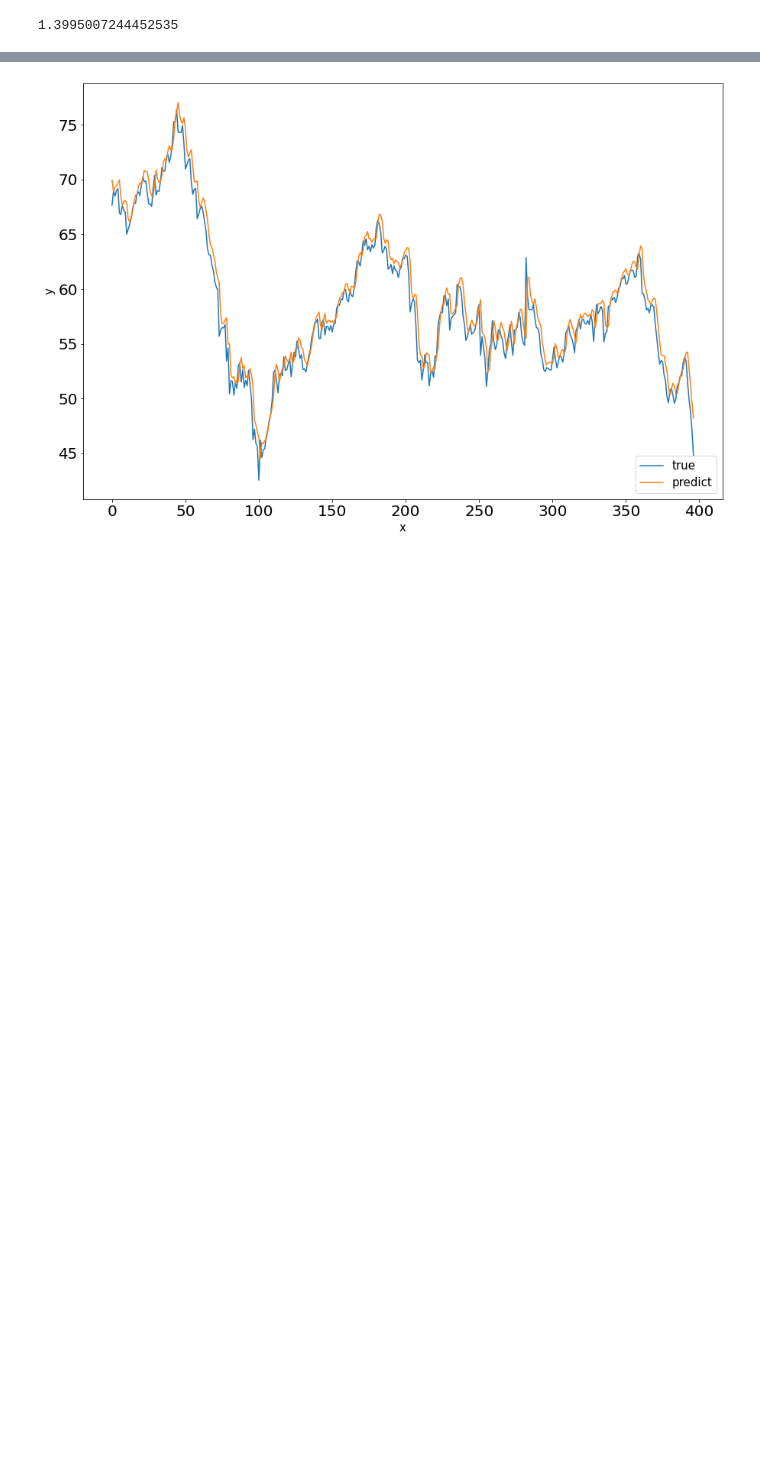
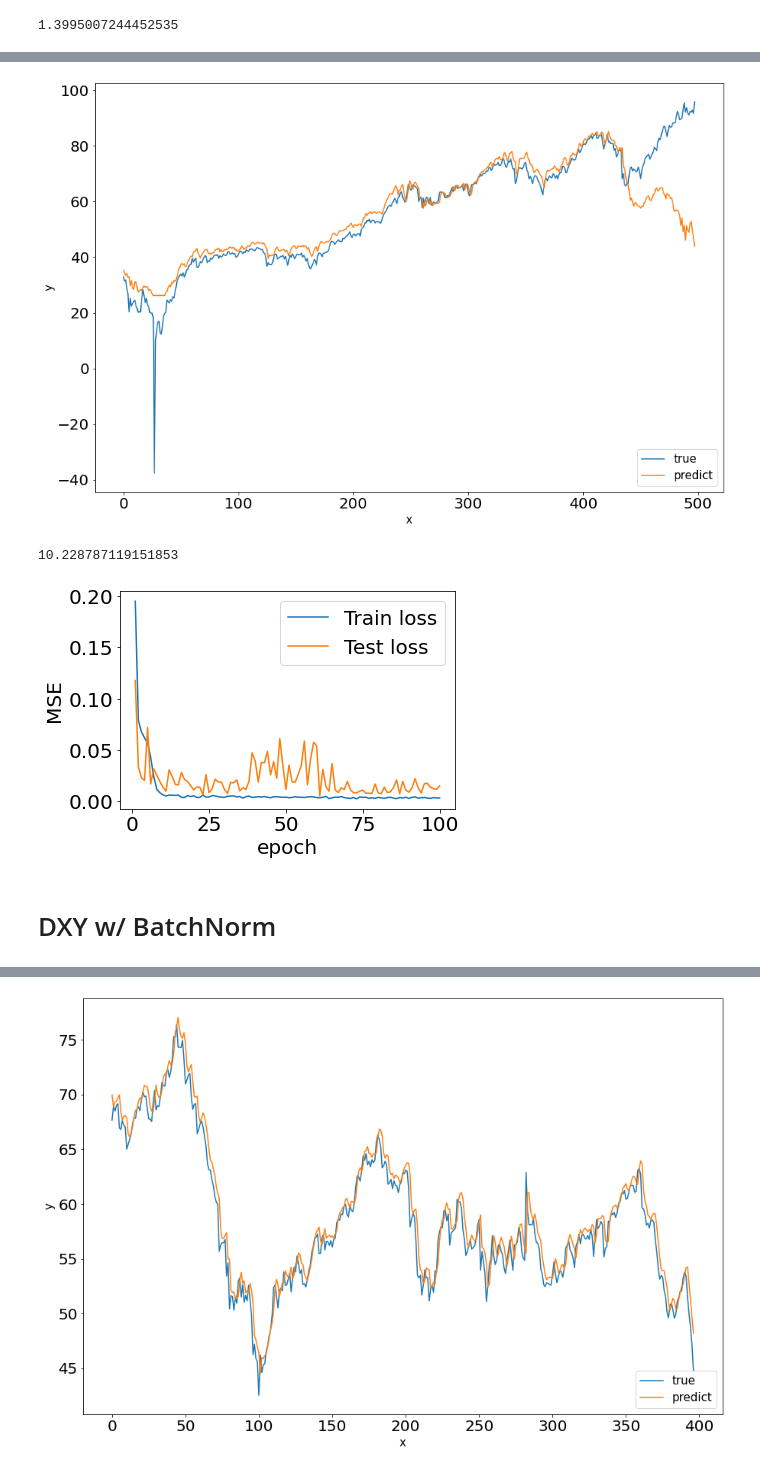
Before and after one commit to raymondcwh/stat4012model, a Jupyter notebook: WTI MLP YF.ipynb, the cells around one changed output, grey strips where cells are left out. Cells and saved outputs as stored; diff of their text form; code cells hidden in the pictures; blank space fills up the shorter version.

```diff
--- a/WTI MLP YF.ipynb
+++ b/WTI MLP YF.ipynb
@@ -329,0 +341,4 @@ modelPO.RMSE()
+# %%
+dataPR = DataProcessor()
+modelPR = MLP(dataPR.generate_train_test(oilRates, 5, norm=True, pca=oilRates.columns[1:]), batchNorm=[1,2,3], alpha=0)
+modelPR.train()
@@ -330 +368,12 @@ modelPO.RMSE()
+# %%
+modelPR.genGraph(l=dataPR.l, h=dataPR.h)
+print(modelPR.RMSE())
+
+graphTrainTestLoss(modelPR)
+# %% [output]
+[figure, added]
+10.228787119151853
+[figure, added]
+# %% [markdown]
+# DXY w/ BatchNorm
 # %%
```
Also changed, not shown: parts of 38 cells of this notebook.
